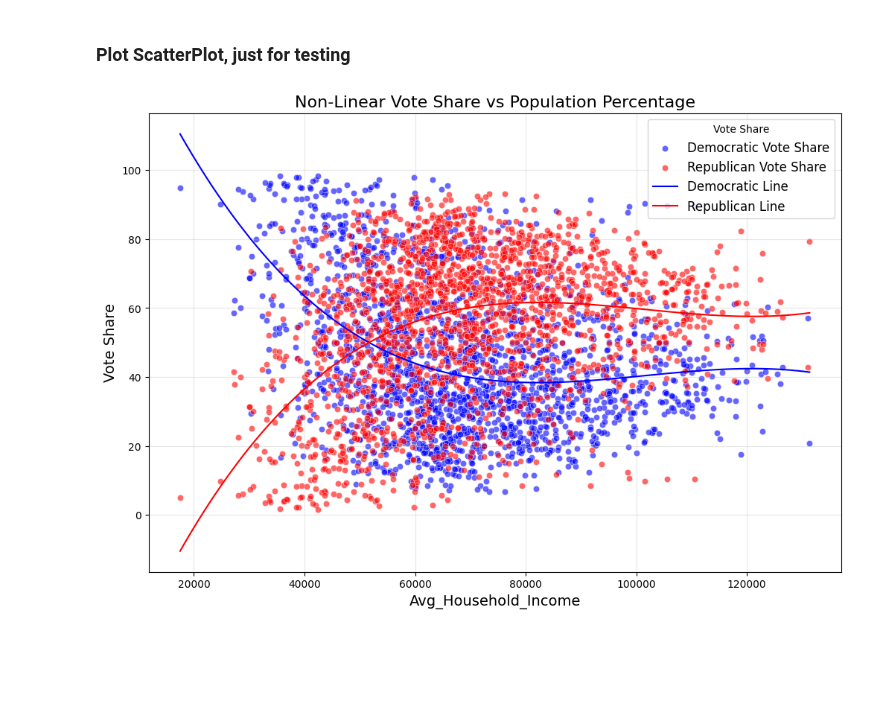
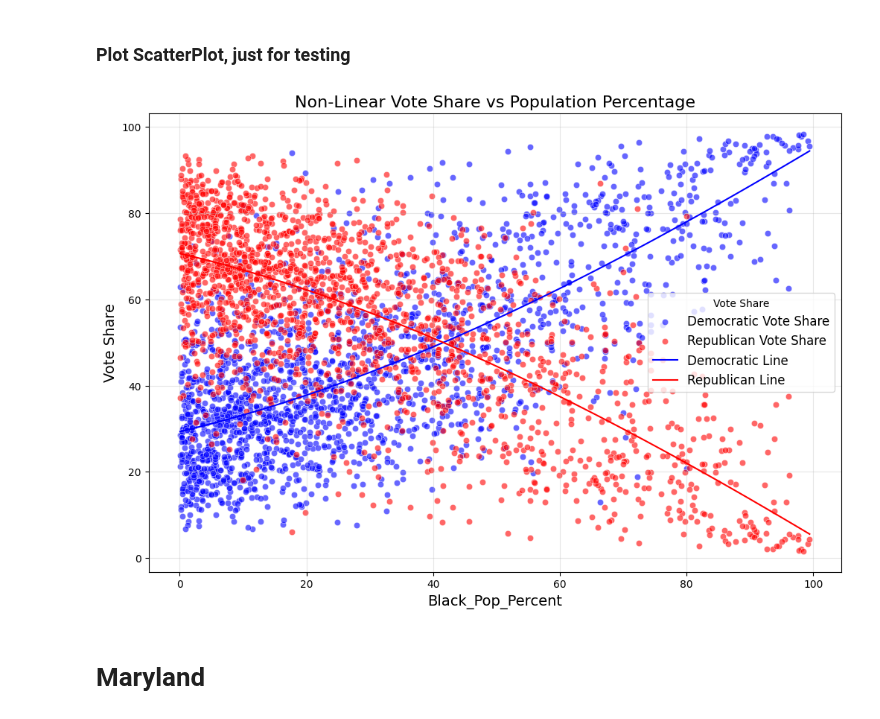
Before and after one commit to SBU-CSE-416/votifier, a Jupyter notebook: server/data/preprocess_gingles.ipynb, the cells around one changed output. Cells and saved outputs as stored; diff of their text form; code cells hidden in the pictures; blank space fills up the shorter version.

```diff
--- a/server/data/preprocess_gingles.ipynb
+++ b/server/data/preprocess_gingles.ipynb
@@ -95,10 +97,10 @@ sc_econ_df = pd.read_json('states/south_carolina/economic/south_carolina_precinc
 # %% [markdown]
 ## Main script
 # %%
-white_pop_vote_share_df = process_population_vote_share(sc_race_df, sc_election_gov_df, sc_region_type_df, sc_econ_df, 'White_Pop_Percent', 'WHT_NHSP22')
-black_pop_vote_share_df = process_population_vote_share(sc_race_df, sc_election_gov_df, sc_region_type_df, sc_econ_df, 'Black_Pop_Percent', 'BLK_NHSP22')
-asian_pop_vote_share_df = process_population_vote_share(sc_race_df, sc_election_gov_df, sc_region_type_df, sc_econ_df, 'Asian_Pop_Percent', 'ASN_NHSP22')
-hispanic_pop_vote_share_df = process_population_vote_share(sc_race_df, sc_election_gov_df, sc_region_type_df, sc_econ_df, 'Hispanic_Pop_Percent', 'HPI_NHSP22')
+sc_white_pop_vote_share_df = process_population_vote_share(sc_race_df, sc_election_gov_df, sc_region_type_df, sc_econ_df, 'White_Pop_Percent', 'WHT_NHSP22')
+sc_black_pop_vote_share_df = process_population_vote_share(sc_race_df, sc_election_gov_df, sc_region_type_df, sc_econ_df, 'Black_Pop_Percent', 'BLK_NHSP22')
+sc_asian_pop_vote_share_df = process_population_vote_share(sc_race_df, sc_election_gov_df, sc_region_type_df, sc_econ_df, 'Asian_Pop_Percent', 'ASN_NHSP22')
+sc_hispanic_pop_vote_share_df = process_population_vote_share(sc_race_df, sc_election_gov_df, sc_region_type_df, sc_econ_df, 'Hispanic_Pop_Percent', 'HPI_NHSP22')
 # %% [markdown]
 ### Export to JSON
 # %%
@@ -125,11 +127,13 @@ open ('states/south_carolina/gingles/sc_gingles_precinct_analysis.json', 'w').wr
 ### Plot ScatterPlot, just for testing
 # %%
 plot_vote_share_vs_population(
-    df=black_pop_vote_share_df,
-    population_col='Avg_Household_Income',
+    df=sc_black_pop_vote_share_df,
+    population_col='Black_Pop_Percent',
     dem_col='Democratic_Vote_Share',
     rep_col='Republican_Vote_Share',
     degree=3
 )
 # %% [output]
-[figure, old version]
+[figure, new version]
+# %% [markdown]
+# Maryland
```
Also changed, not shown: parts of 6 cells of this notebook, 7 other files.
